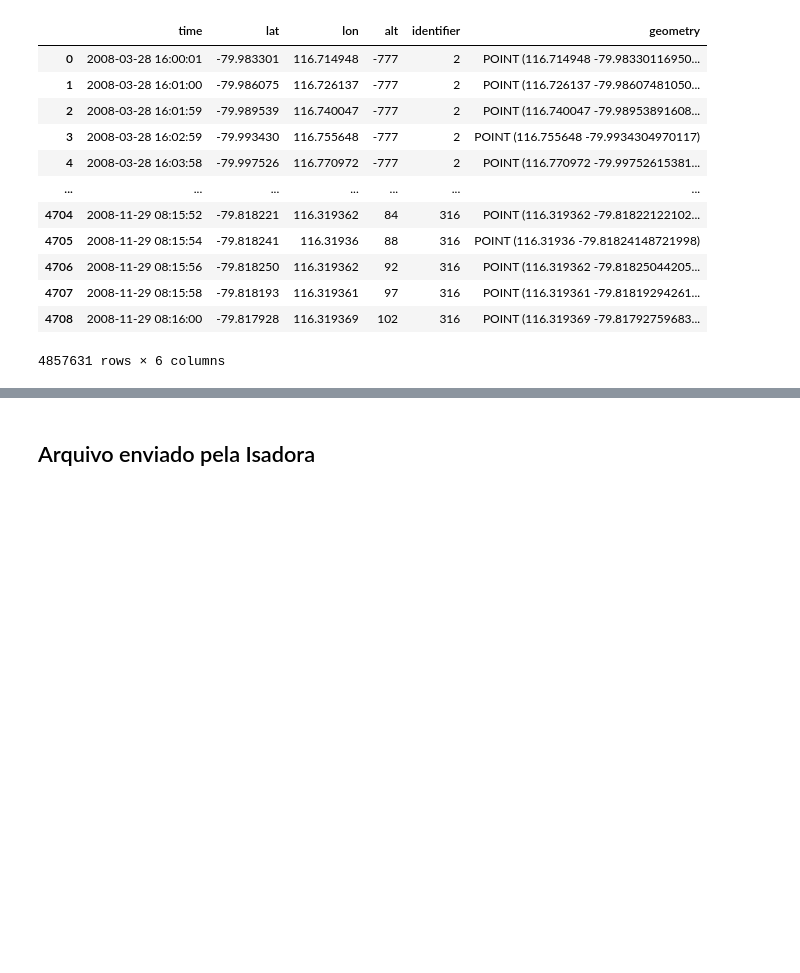
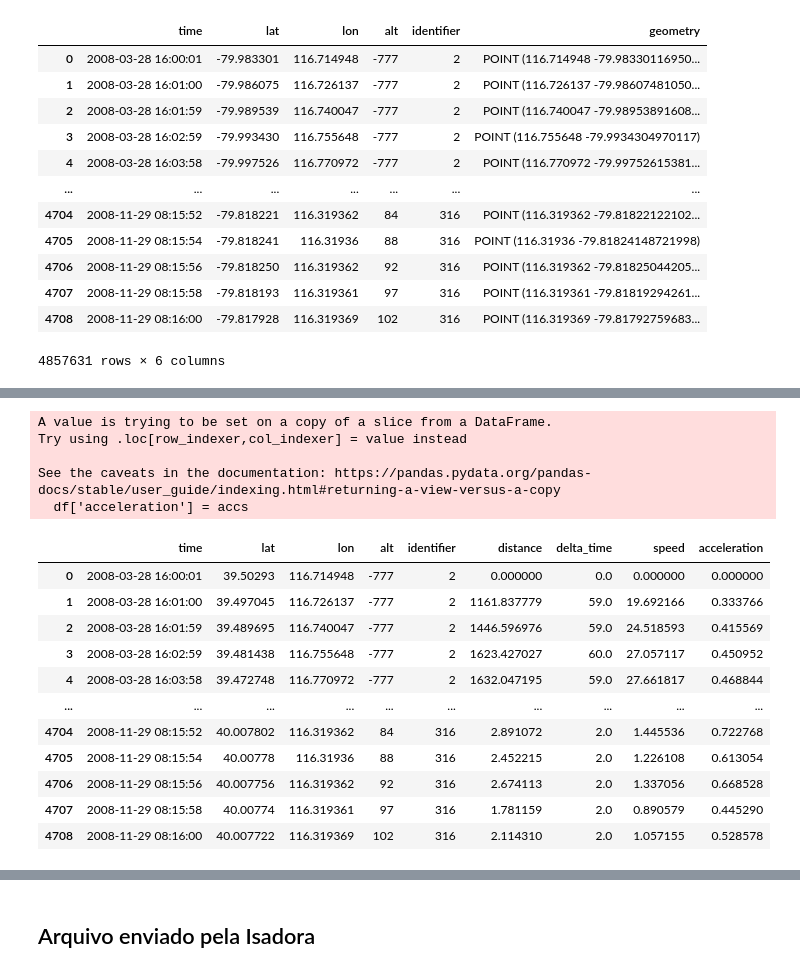
Before and after one commit to gifilipakis/research_Geolife, a Jupyter notebook: combination_of_features.ipynb, the cells around one changed output, grey strips where cells are left out. Drawn from its saved outputs; the diff is of its cells as text; code cells hidden in the pictures; blank space fills up the shorter version.

```diff
--- a/combination_of_features.ipynb
+++ b/combination_of_features.ipynb
@@ -234,3 +236,7 @@ Tempo gasto criando stops df: 0:08:30.395972
 | 47242 | POINT (116.42274 -79.99704) | 333.0 | 508.550589 | 3151 | 2009-12-24 11:46:04 |
 | 47243 | POINT (116.44859 -79.99748) | 234.0 | 260.601300 | 3151 | 2009-12-24 11:51:43 |
 47244 rows × 5 columns
+# %%
+ids = [int(i) for i in stops_start['identifier'].unique()]
+selected_id_df = gps_points_df[gps_points_df['identifier'].isin(ids)]
+selected_id_df
@@ -236,0 +257,59 @@ Tempo gasto criando stops df: 0:08:30.395972
+# %%
+def get_features(df):
+    identifiers = df['identifier'].values
+
+    # getting distances between points
+    dist = []
+    lat = df['lat'].values
+    lon = df['lon'].values
+    for i in range(len(identifiers)):
+        if i != 0 and identifiers[i-1]==identifiers[i]:
+            coords_1 = (lat[i-1],lon[i-1])
+            coords_2 = (lat[i],lon[i])
+            dist.append(hs.haversine(coords_1,coords_2,unit=Unit.METERS))
+        else:
+            dist.append(0)
+    df['distance'] = dist
+    print('........................Finished distance......................')
+
+    # getting time passed between points
+    timestamps = df['time'].values
+    delta_time = []
+    for i in range(len(identifiers)):
+        if i != 0 and identifiers[i-1]==identifiers[i]:
+            start = timestamps[i-1]
+            end = timestamps[i]
+            delta_time.append(pd.Timedelta((end - start)).total_seconds())
+        else:
+            delta_time.append(0)
+    df['delta_time'] = delta_time
+    print('........................Finished time......................')
+
+    # getting speed of vehicles between points
+    speeds = []
+    for i in range(len(identifiers)):
+        if i != 0 and identifiers[i-1]==identifiers[i] and dist[i] != 0 and delta_time[i] != 0:
+            speeds.append(dist[i]/delta_time[i])
+        else:
+            speeds.append(0)
+    df['speed'] = speeds
+    print('........................Finished speed......................')
+
+    # getting acceleration of vehicles between points
+    accs = []
+    for i in range(len(identifiers)):
+        if i != 0 and identifiers[i-1]==identifiers[i] and speeds[i] != 0 and delta_time[i] != 0:
+            accs.append(speeds[i]/delta_time[i])
+        else:
+            accs.append(0)
+    df['acceleration'] = accs
+    print('........................Finished acceleration......................')
+
+    return df
+
+start = datetime.now()
+get_features(selected_id_df)
+end = datetime.now()
+print('Tempo gasto:',end-start)
+selected_id_df
+# %% [output]
@@ -236,0 +336,17 @@ Tempo gasto criando stops df: 0:08:30.395972
+A value is trying to be set on a copy of a slice from a DataFrame.
+Try using .loc[row_indexer,col_indexer] = value instead
+
+See the caveats in the documentation: https://pandas.pydata.org/pandas-docs/stable/user_guide/indexing.html#returning-a-view-versus-a-copy
+  df['acceleration'] = accs
+|  | time | lat | lon | alt | identifier | distance | delta_time | speed | acceleration |
+| 0 | 2008-03-28 16:00:01 | 39.50293 | 116.714948 | -777 | 2 | 0.000000 | 0.0 | 0.000000 | 0.000000 |
+| 1 | 2008-03-28 16:01:00 | 39.497045 | 116.726137 | -777 | 2 | 1161.837779 | 59.0 | 19.692166 | 0.333766 |
+| 2 | 2008-03-28 16:01:59 | 39.489695 | 116.740047 | -777 | 2 | 1446.596976 | 59.0 | 24.518593 | 0.415569 |
+| 3 | 2008-03-28 16:02:59 | 39.481438 | 116.755648 | -777 | 2 | 1623.427027 | 60.0 | 27.057117 | 0.450952 |
+| 4 | 2008-03-28 16:03:58 | 39.472748 | 116.770972 | -777 | 2 | 1632.047195 | 59.0 | 27.661817 | 0.468844 |
+| ... | ... | ... | ... | ... | ... | ... | ... | ... | ... |
+| 4704 | 2008-11-29 08:15:52 | 40.007802 | 116.319362 | 84 | 316 | 2.891072 | 2.0 | 1.445536 | 0.722768 |
+| 4705 | 2008-11-29 08:15:54 | 40.00778 | 116.31936 | 88 | 316 | 2.452215 | 2.0 | 1.226108 | 0.613054 |
+| 4706 | 2008-11-29 08:15:56 | 40.007756 | 116.319362 | 92 | 316 | 2.674113 | 2.0 | 1.337056 | 0.668528 |
+| 4707 | 2008-11-29 08:15:58 | 40.00774 | 116.319361 | 97 | 316 | 1.781159 | 2.0 | 0.890579 | 0.445290 |
+| 4708 | 2008-11-29 08:16:00 | 40.007722 | 116.319369 | 102 | 316 | 2.114310 | 2.0 | 1.057155 | 0.528578 |
```
Also changed, not shown: parts of 11 cells of this notebook.
